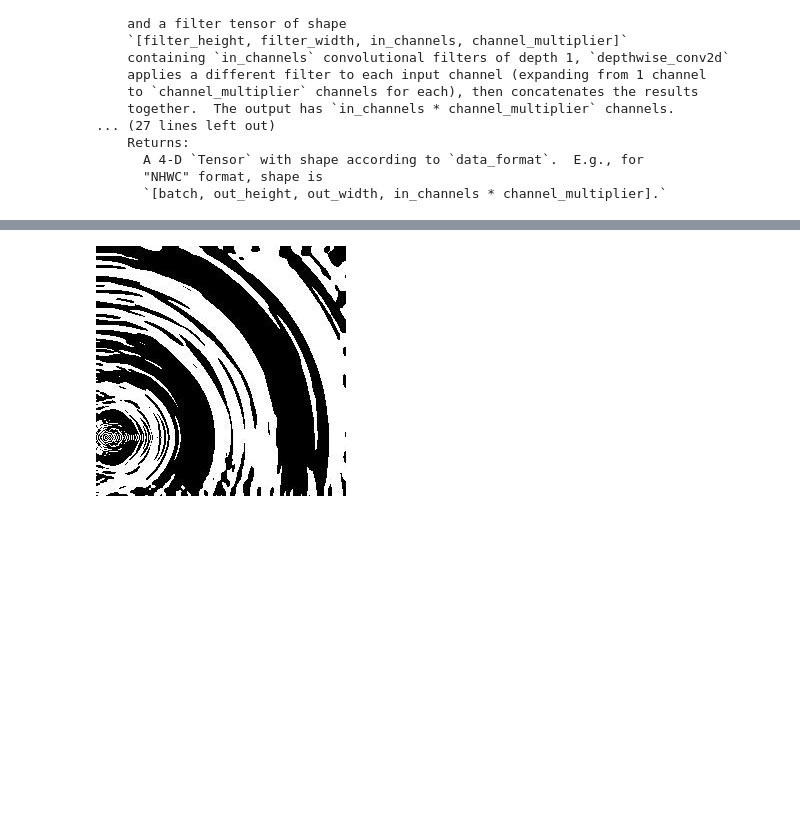
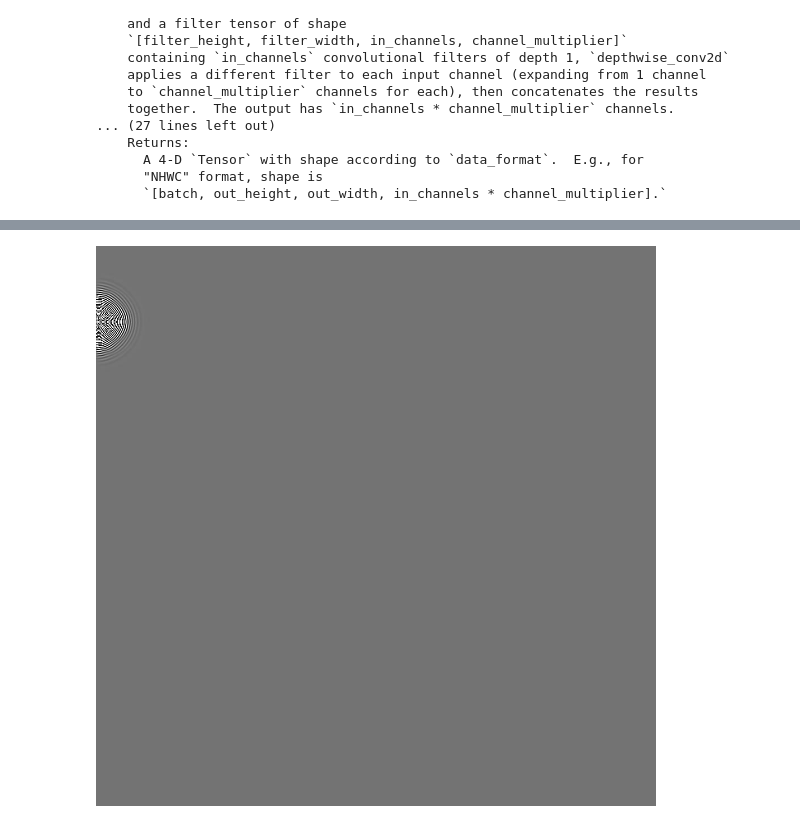
Before and after one commit to tp-nscan/SharedIpynb, a Jupyter notebook: tfPde.ipynb, the cells around one changed output, grey strips where cells are left out. Saved outputs shown, nothing was run; the diff lists cells and outputs as text; code cells hidden in the pictures; blank space fills up the shorter version.

```diff
--- a/tfPde.ipynb
+++ b/tfPde.ipynb
@@ -59,7 +59,7 @@ depthwise_conv2d(input, filter, strides, padding, rate=None, name=None, data_for
 tf.reset_default_graph()
 sess = tf.InteractiveSession()
 # %%
-N = 250
+N = 1000
 # Initial Conditions -- some rain drops hit a pond
 
 # Set everything to zero
@@ -67,7 +67,7 @@ u_init = np.zeros([N, N], dtype=np.float32)
 ut_init = np.zeros([N, N], dtype=np.float32)
 
 # Some rain drops hit a pond at random points
-for n in range(100):
+for n in range(1):
   a,b = np.random.randint(0, N, 2)
   u_init[a,b] = np.random.uniform()
 
@@ -96,16 +96,16 @@ step = tf.group(
 # %%
 # Initialize state to initial conditions
 tf.global_variables_initializer().run()
 
 # Run 1000 steps of PDE
-for i in range(50000):
+for i in range(2000):
   # Step simulation
   step.run({eps: 0.03, damping: 0.04})
   if (i % 50 == 0):
       DisplayArray(U.eval(), rng=[-0.1, 0.12])
 
 writer = tf.summary.FileWriter(logdir="/tmp/test", graph=sess.graph)
 sess.close()
 writer.close()
 # %% [output]
-[figure, old version]
+[figure, new version]
```
Also changed, not shown: parts of 1 cell of this notebook, 2 other files.
